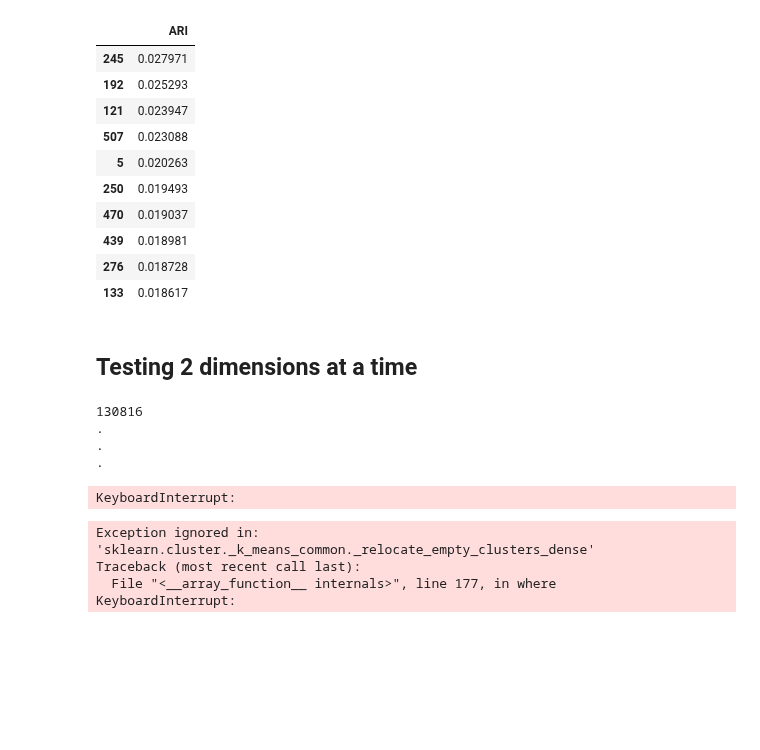
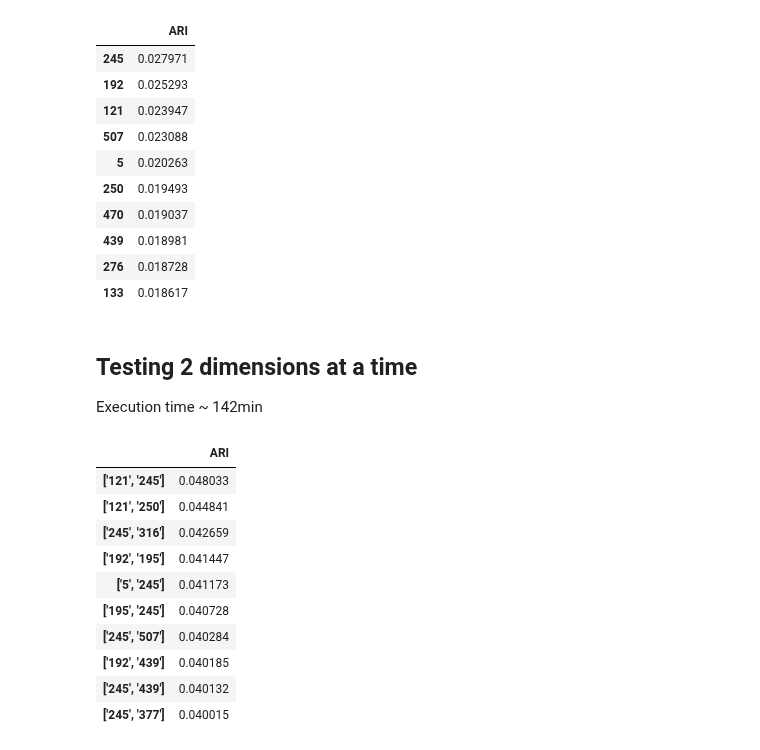
Before and after one commit to ClementineBleuze/WordEmbeddings, a Jupyter notebook: Notebooks_dim_clustering/gender_clustering.ipynb, the cells around one changed output. Drawn from its saved outputs; the diff is of its cells as text; code cells hidden in the pictures; blank space fills up the shorter version.

```diff
--- a/Notebooks_dim_clustering/gender_clustering.ipynb
+++ b/Notebooks_dim_clustering/gender_clustering.ipynb
@@ -58,9 +59,10 @@ df_clustering_1.sort_values(by = "ARI", ascending = False).head(10)
 | 133 | 0.018617 |
 # %% [markdown]
 ## Testing 2 dimensions at a time
+Execution time ~ 142min
 # %%
 dim_list_2 = [[str(i), str(j)] for i in range(512) for j in range(512) if i < j] # all pairs of dimensions
-print("Number of combinations tested: ", len(dim_list_2))
+print("Total number of combinations: ", len(dim_list_2))
 
 df_clustering_2 = pd.DataFrame(columns = ["ARI"])
 ari = []
@@ -75,15 +77,24 @@ for i, dim in enumerate(dim_list_2):
     # Compute the Adjusted Rand Index: the closer to 1, the better
     ari.append(adjusted_rand_score(all_na_we["gender"], km.labels_))
 
+    if i % (len(dim_list_2)//10) == 0:
+        print("Progress: ", i/len(dim_list_2)*100, "%")
+
 df_clustering_2["ARI"] = ari
-df_clustering_2.index = dim_list_2
-# %% [output]
-130816
-.
-.
-.
-KeyboardInterrupt:
-Exception ignored in: 'sklearn.cluster._k_means_common._relocate_empty_clusters_dense'
-Traceback (most recent call last):
-  File "<__array_function__ internals>", line 177, in where
-KeyboardInterrupt:
+# %%
+df_clustering_2.index = [str(dim_tuple) for dim_tuple in dim_list_2]
+top10_2 = df_clustering_2.sort_values(by = "ARI", ascending = False)
+dim_top10_2 = list(top10_2.head(10).index)
+top10_2.head(10)
+# %% [output]
+|  | ARI |
+| ['121', '245'] | 0.048033 |
+| ['121', '250'] | 0.044841 |
+| ['245', '316'] | 0.042659 |
+| ['192', '195'] | 0.041447 |
+| ['5', '245'] | 0.041173 |
+| ['195', '245'] | 0.040728 |
+| ['245', '507'] | 0.040284 |
+| ['192', '439'] | 0.040185 |
+| ['245', '439'] | 0.040132 |
+| ['245', '377'] | 0.040015 |
```
Also changed, not shown: parts of 5 cells of this notebook, 1 other file.
